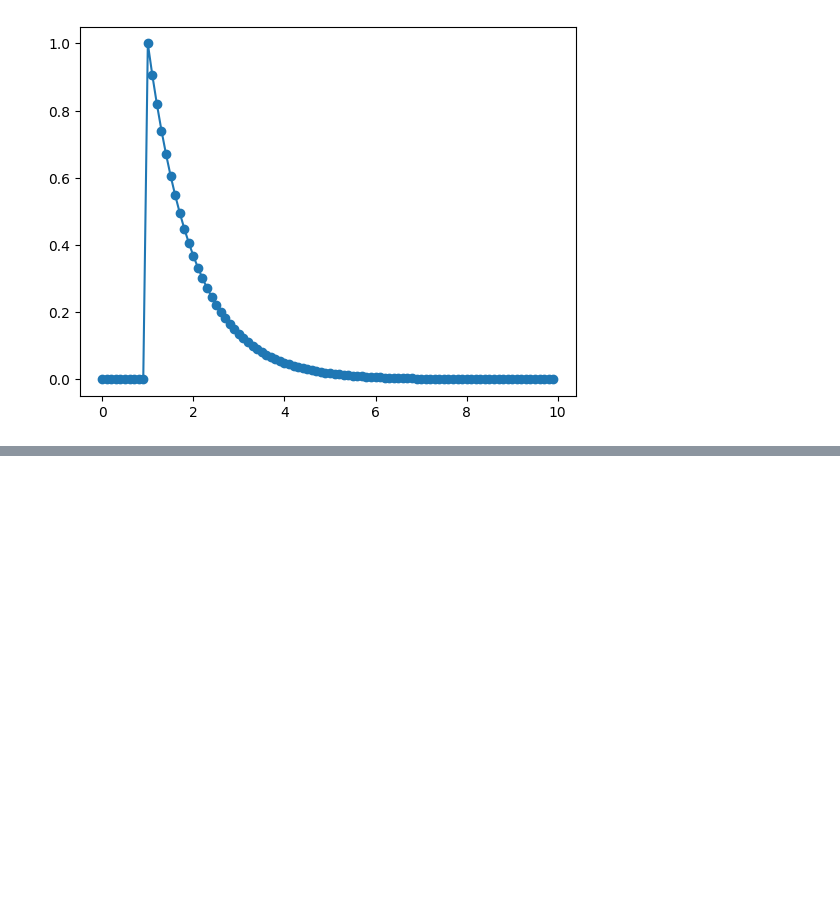
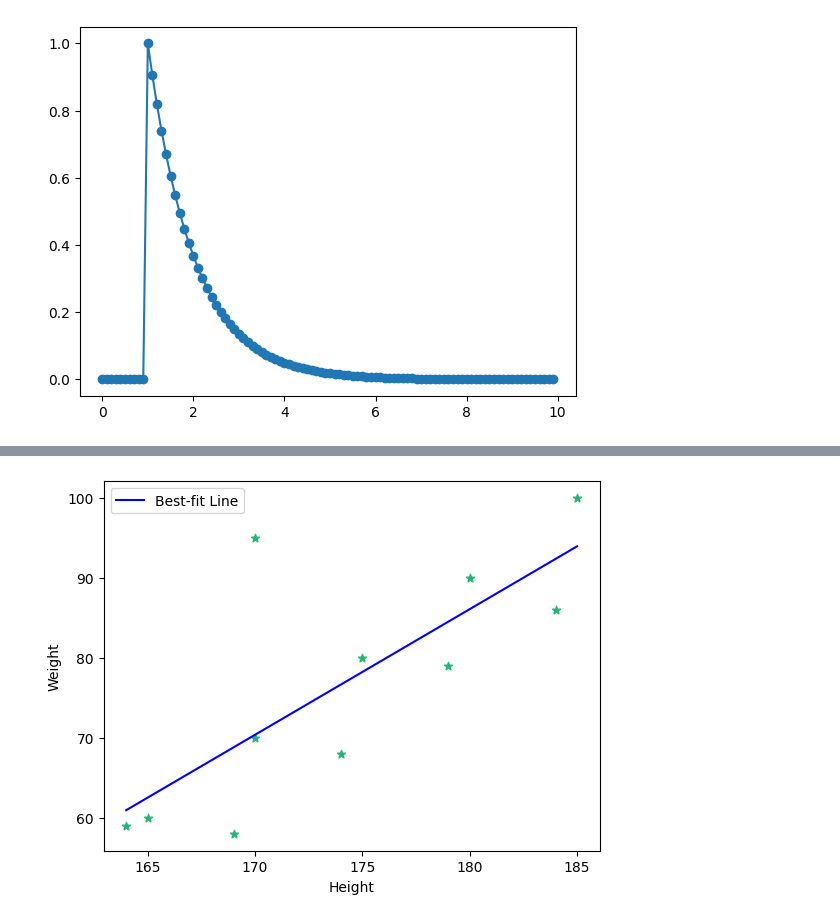
Before and after one commit to kumarkarna2/EDA_Notebooks, a Jupyter notebook: Stats.ipynb, the cells around one changed output, grey strips where cells are left out. Cells and saved outputs as stored; diff of their text form; code cells hidden in the pictures; blank space fills up the shorter version.

```diff
--- a/Stats.ipynb
+++ b/Stats.ipynb
@@ -579,0 +592,23 @@ plt.show()
+# %%
+import matplotlib.pyplot as plt
+import numpy as np
+
+height = [165, 170, 175, 180, 185, 164, 169, 174, 179, 184, 170]
+weight = [60, 70, 80, 90, 100, 59, 58, 68, 79, 86, 95]
+
+# Calculate the best-fit line (linear regression)
+slope, intercept = np.polyfit(height, weight, 1)
+
+# Create x values for the line plot
+x_line = np.array([min(height), max(height)])
+y_line = slope * x_line + intercept
+
+# Plot everything
+plt.scatter(height, weight, c="#27b475", marker="*")
+plt.plot(x_line, y_line, c="b", label="Best-fit Line")
+plt.xlabel("Height")
+plt.ylabel("Weight")
+plt.legend()
+plt.show()
+# %% [output]
+[figure, added]
```
Also changed, not shown: parts of 28 cells of this notebook, 1 other file.
